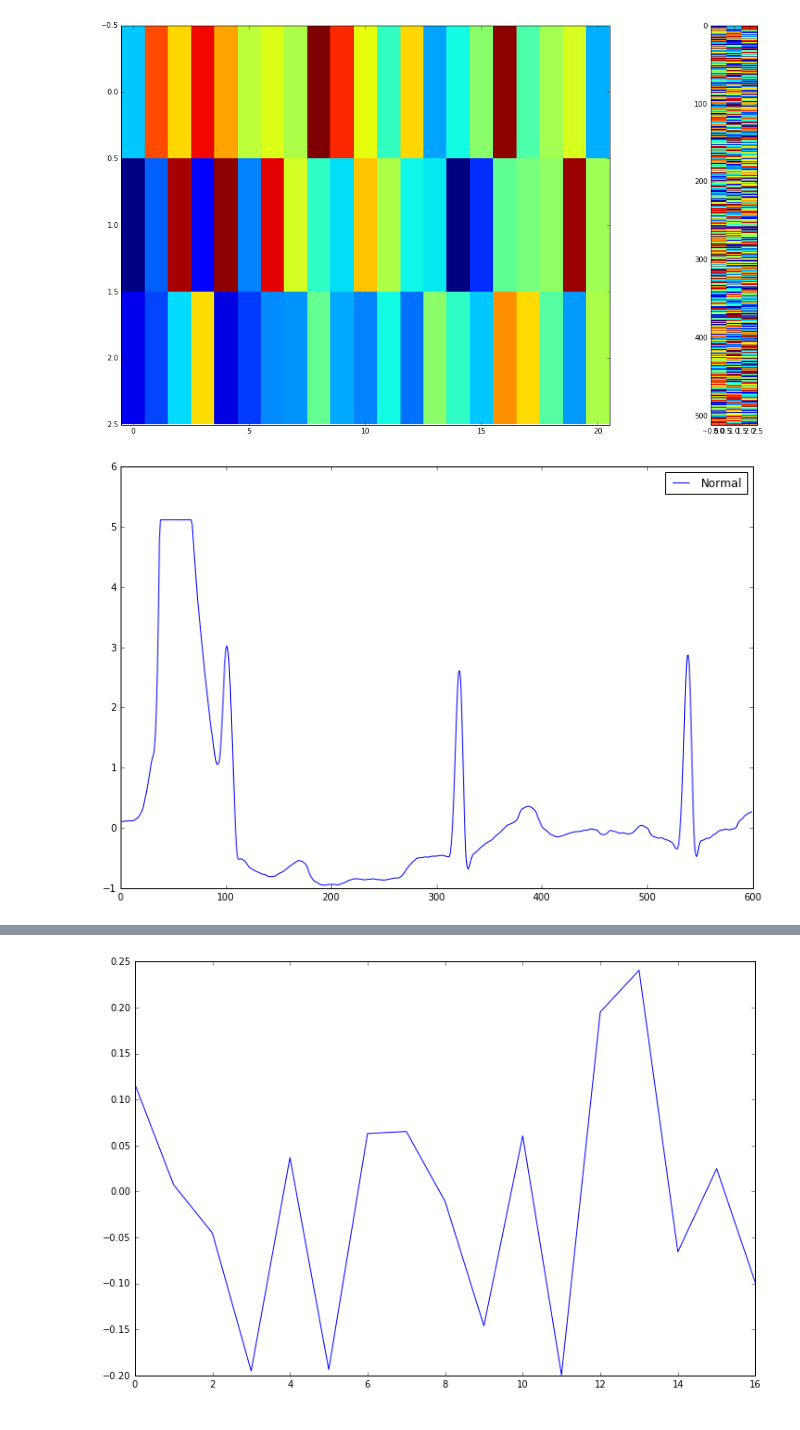
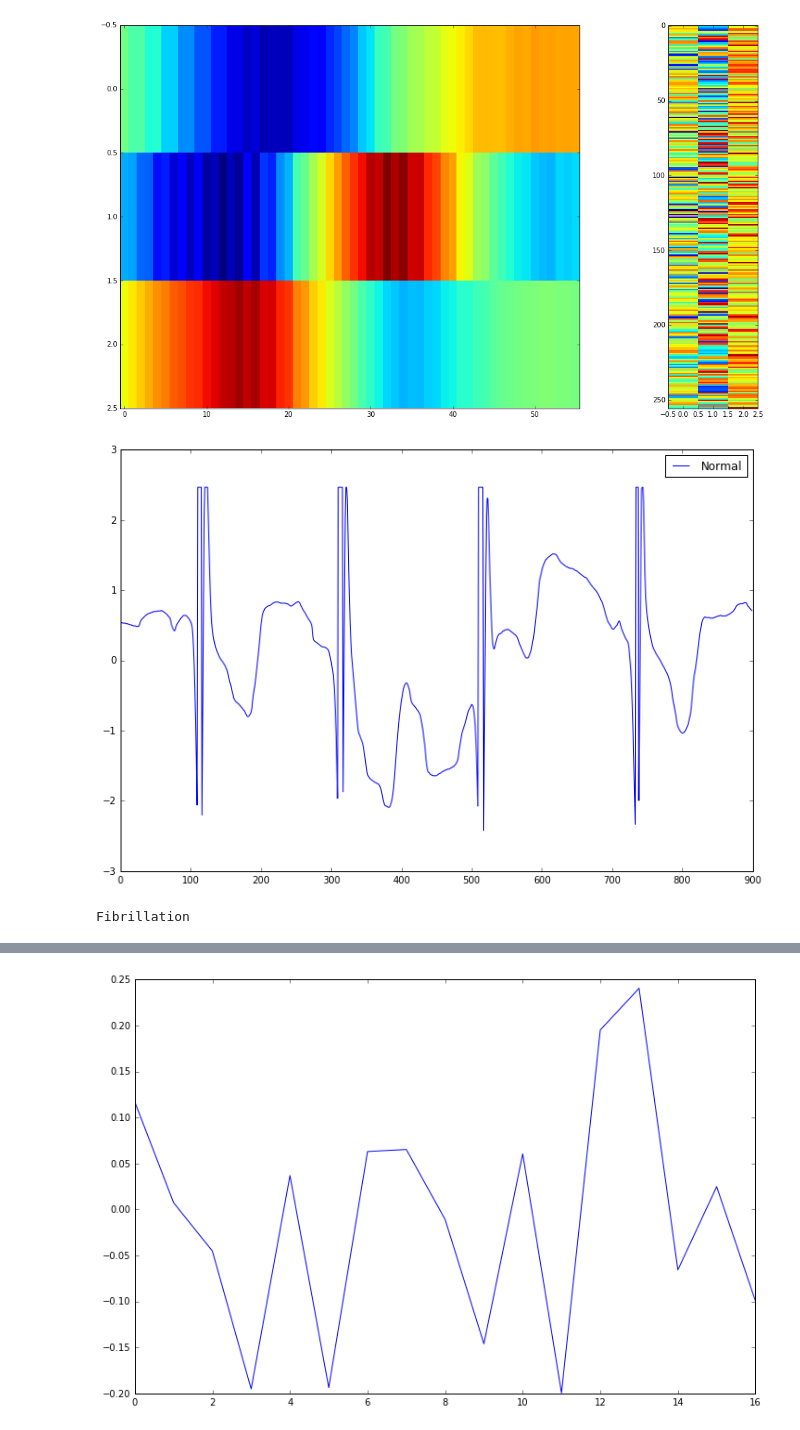
Before and after one commit to botcs/cinc2017, a Jupyter notebook: logit_tester.ipynb, the cells around one changed output, grey strips where cells are left out. Drawn from its saved outputs; the diff is of its cells as text; code cells hidden in the pictures.

```diff
--- a/logit_tester.ipynb
+++ b/logit_tester.ipynb
@@ -14,7 +14,7 @@ th.multiprocessing.set_sharing_strategy('file_system')
 name = splitext(basename(sys.argv[0]))[0]
 
 transformations = [
-    data_handler.Crop(600),
+    data_handler.Crop(900),
     data_handler.Threshold(sigma=2.2),
     data_handler.RandomMultiplier(-1),
 ]
@@ -27,11 +27,10 @@ dataset = data_handler.DataSet(
 train_set, eval_set = dataset.disjunct_split(.9)
 
 
-scratch_net = DM.ResNet(K_blocks=4,
-    N_res_in_block=1,
-    channel=32, use_selu=False)
+scratch_net = DM.EncodeWideResNet(in_channel=1, init_channel=32,
+    num_enc_layer=4, N_res_in_block=1, use_selu=True)
 
-loaded_net = DM.ResNet(K_blocks=4,
-    N_res_in_block=1,
-    channel=32, use_selu=False)
+
+loaded_net = DM.EncodeWideResNet(in_channel=1, init_channel=32,
+    num_enc_layer=4, N_res_in_block=1, use_selu=True)
 # %% [output]
@@ -55,5 +54,5 @@ loaded_net = DM.ResNet(K_blocks=4,
 # %%
-cpu_state = { k:v.cpu() for k, v in th.load('saved/RESNET-K4N1-selu-sgd/0001/state_dict_highscore').items()}
+cpu_state = { k:v.cpu() for k, v in th.load('saved/ENCODE-selu-adam/0001/state_dict_highscore').items()}
 # %%
 scratch_net.cpu()
 scratch_net.load_state_dict(cpu_state)
@@ -69,6 +86,10 @@ matplotlib.rcParams['figure.figsize'] = [12, 8]
 test_data = Variable(-raw_data['x'].float())[None]
 %time scratch_res = scratch_net.logit(scratch_net.forward_features(test_data))
 %time loaded_res = loaded_net.logit(loaded_net.forward_features(test_data))
+
+scratch_choice = scratch_res.max(2)[0].max(1)[1][0, 0, 0].data.tolist()[0]
+loaded_choice = loaded_res.max(2)[0].max(1)[1][0, 0, 0].data.tolist()[0]
+
 #%time scratch_res = scratch_net.forward_features(test_data)
 #%time loaded_res = (loaded_net.forward_features(test_data))
 
@@ -79,6 +100,7 @@ plt.imshow(scratch_res.data.numpy()[0], interpolation='None', aspect='auto')
 plt.subplot(1, 2, 2)
 plt.imshow(scratch_net.logit.weight.squeeze().data.numpy().T, aspect=.05, interpolation='None')
 plt.tight_layout(pad=0, w_pad=0, h_pad=0)
+print(['Normal', 'Fibrillation', 'Other'][scratch_choice])
 plt.show()
 
 plt.plot(test_data.cpu().data.numpy()[0, 0], label=['Normal', 'Fibrillation', 'Other'][raw_data['y']])
@@ -92,5 +114,6 @@ plt.imshow(loaded_res.data.numpy()[0], interpolation='None', aspect='auto')
 plt.subplot(1, 2, 2)
 plt.imshow(loaded_net.logit.weight.squeeze().data.numpy().T, aspect=.05, interpolation='None')
 plt.tight_layout(pad=0, w_pad=0, h_pad=0)
+print(['Normal', 'Fibrillation', 'Other'][loaded_choice])
 plt.show()
 # %% [output]
@@ -101,2 +125,3 @@ Wall time: 404 ms
-[figure, old version]
+[figure, new version]
-[figure, old version]
+[figure, new version]
+Fibrillation
```
Also changed, not shown: parts of 6 cells of this notebook, 1 other file.
